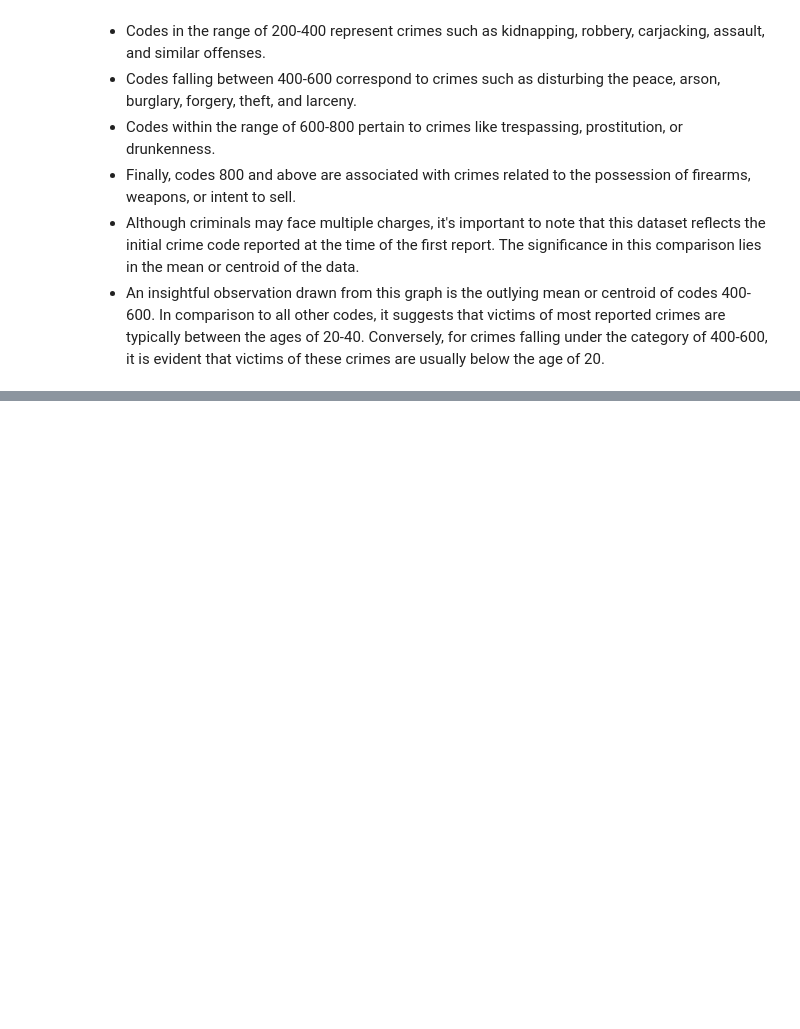
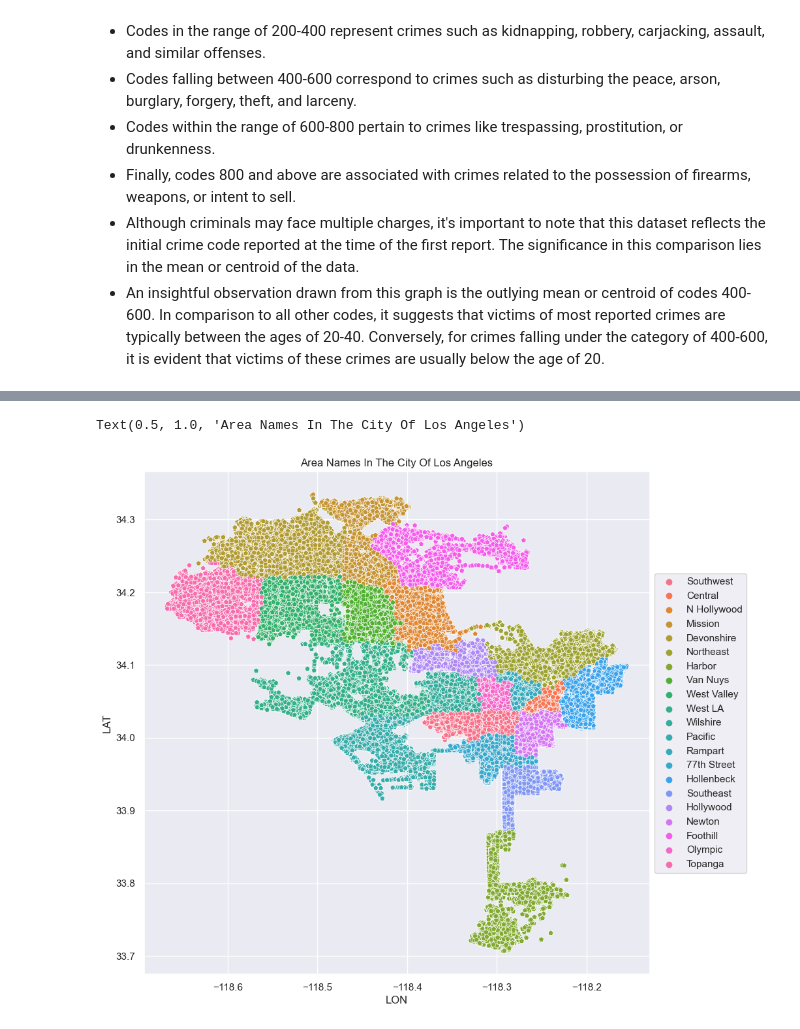
Before and after one commit to RishabhHM/Analyzing-Crime-In-LA, a Jupyter notebook: Crime_In_LA.ipynb, the cells around one changed output, grey strips where cells are left out. Saved outputs shown, nothing was run; the diff lists cells and outputs as text; code cells hidden in the pictures; blank space fills up the shorter version.

```diff
--- a/Crime_In_LA.ipynb
+++ b/Crime_In_LA.ipynb
@@ -767,0 +828,9 @@ See the caveats in the documentation: https://pandas.pydata.org/pandas-docs/stab
+# %%
+plt.figure(figsize=(10, 10))
+
+sns.scatterplot(x=lat_long["LON"], y=lat_long["LAT"], marker="p", hue=lat_long["AREA NAME"])
+plt.legend(loc='center left', bbox_to_anchor=(1, 0.5))
+plt.title("Area Names In The City Of Los Angeles")
+# %% [output]
+Text(0.5, 1.0, 'Area Names In The City Of Los Angeles')
+[figure, added]
```
Also changed, not shown: parts of 11 cells of this notebook.
